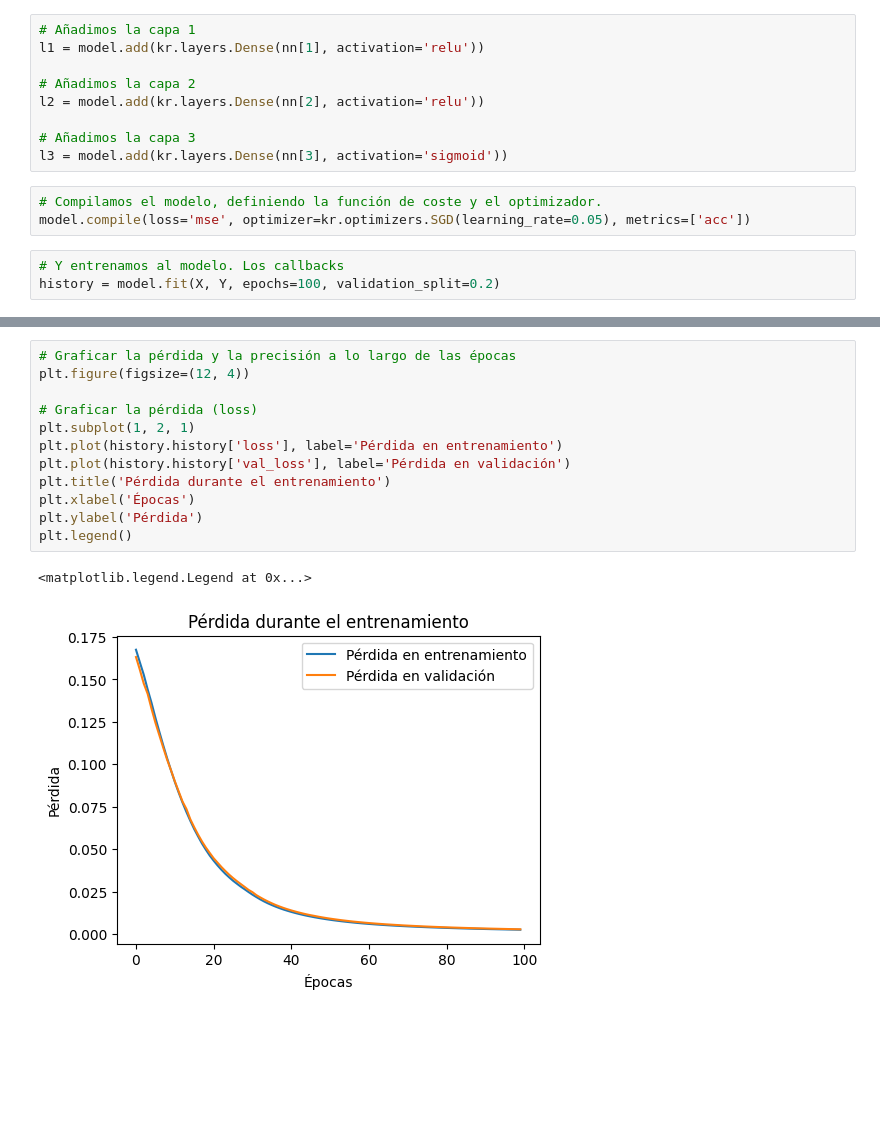
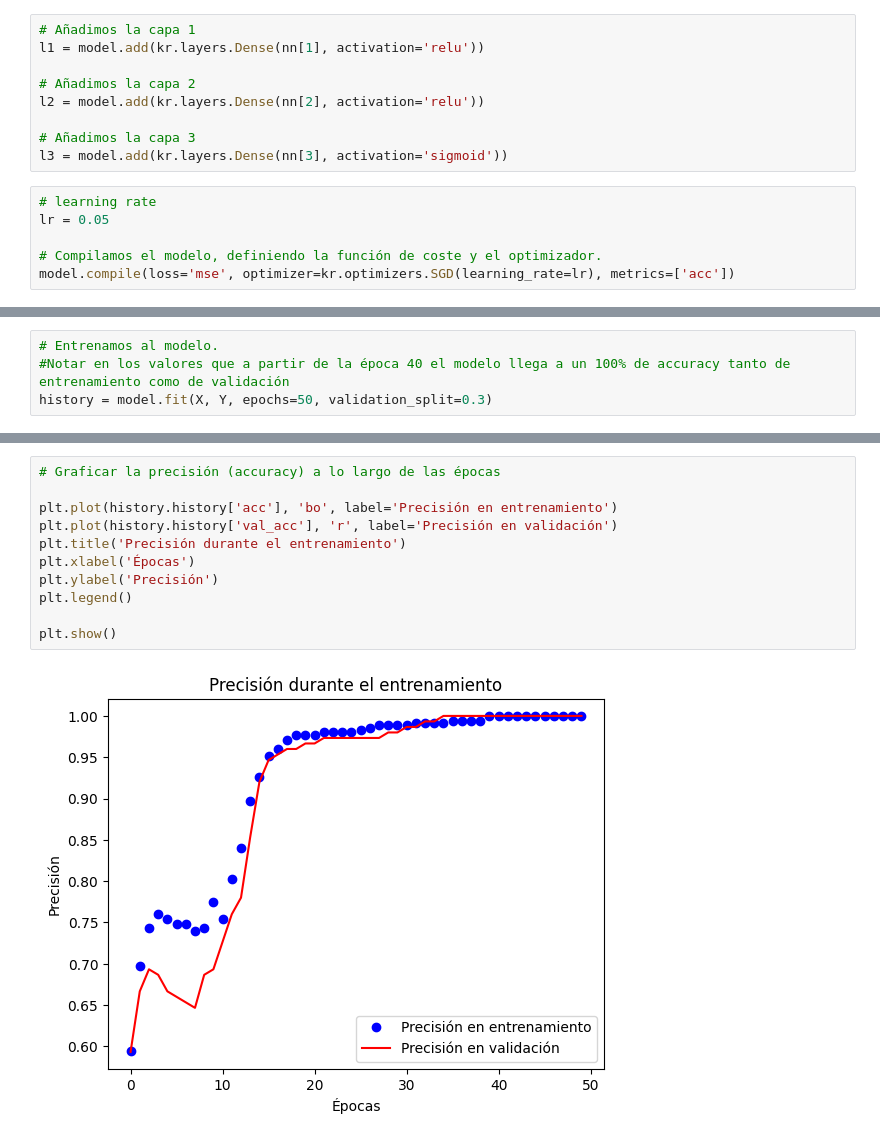
Before and after one commit to ffreirea1988/usm, a Jupyter notebook: Redes_Neuronales.ipynb, the cells around one changed output, grey strips where cells are left out. Cells and saved outputs as stored; diff of their text form; blank space fills up the shorter version.

```diff
--- a/Redes_Neuronales.ipynb
+++ b/Redes_Neuronales.ipynb
@@ -35,8 +37,8 @@ l2 = model.add(kr.layers.Dense(nn[2], activation='relu'))
 # Añadimos la capa 3
 l3 = model.add(kr.layers.Dense(nn[3], activation='sigmoid'))
 # %%
+# learning rate
+lr = 0.05
+
 # Compilamos el modelo, definiendo la función de coste y el optimizador.
-model.compile(loss='mse', optimizer=kr.optimizers.SGD(learning_rate=0.05), metrics=['acc'])
+model.compile(loss='mse', optimizer=kr.optimizers.SGD(learning_rate=lr), metrics=['acc'])
-# %%
-# Y entrenamos al modelo. Los callbacks
-history = model.fit(X, Y, epochs=100, validation_split=0.2)
@@ -65,0 +45,4 @@ predicciones = model.predict(X)
+# %%
+# Entrenamos al modelo.
+#Notar en los valores que a partir de la época 40 el modelo llega a un 100% de accuracy tanto de entrenamiento como de validación
+history = model.fit(X, Y, epochs=50, validation_split=0.3)
@@ -66,15 +83,13 @@ predicciones = model.predict(X)
 # %%
-# Graficar la pérdida y la precisión a lo largo de las épocas
-plt.figure(figsize=(12, 4))
+# Graficar la precisión (accuracy) a lo largo de las épocas
 
-# Graficar la pérdida (loss)
-plt.subplot(1, 2, 1)
-plt.plot(history.history['loss'], label='Pérdida en entrenamiento')
-plt.plot(history.history['val_loss'], label='Pérdida en validación')
-plt.title('Pérdida durante el entrenamiento')
+plt.plot(history.history['acc'], 'bo', label='Precisión en entrenamiento')
+plt.plot(history.history['val_acc'], 'r', label='Precisión en validación')
+plt.title('Precisión durante el entrenamiento')
 plt.xlabel('Épocas')
-plt.ylabel('Pérdida')
+plt.ylabel('Precisión')
 plt.legend()
+
+plt.show()
 # %% [output]
-<matplotlib.legend.Legend at 0x...>
-[figure, old version]
+[figure, new version]
```
Also changed, not shown: parts of 13 cells of this notebook.
